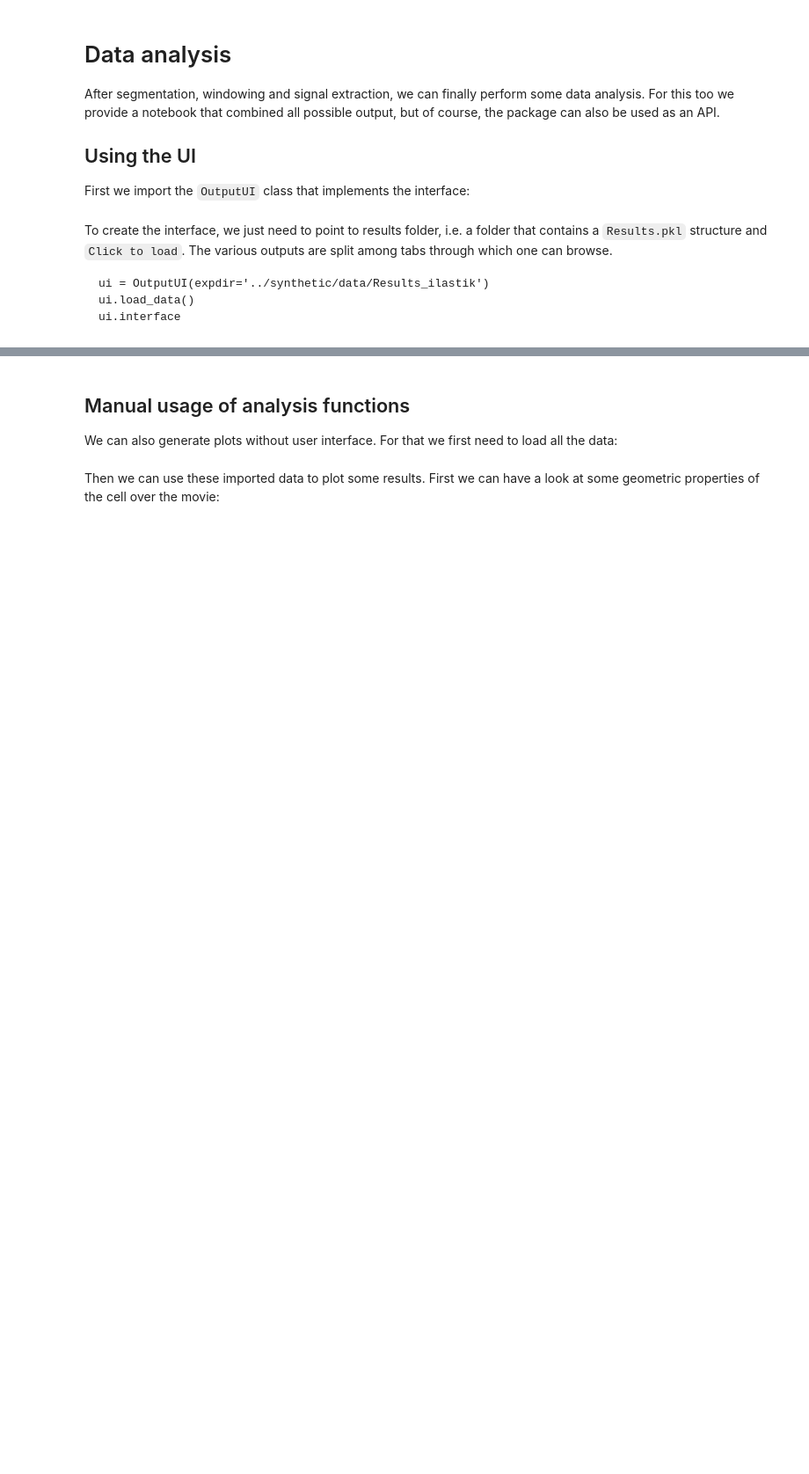
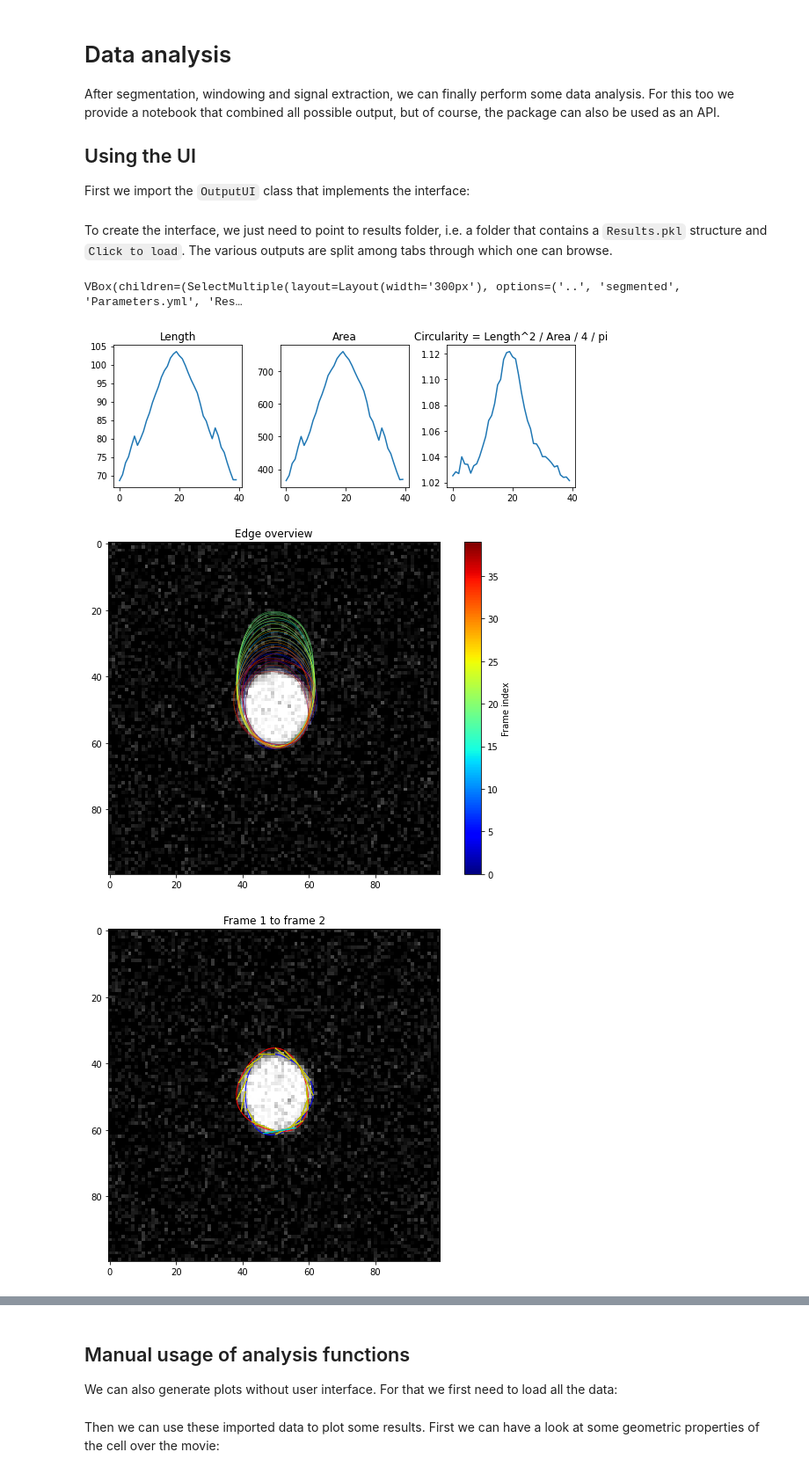
Before and after one commit to guiwitz/MorphoDynamics, a Jupyter notebook: mydocs/Data_analysis.ipynb, the cells around one changed output, grey strips where cells are left out. Shown at 88% size. Saved outputs shown, nothing was run; the diff lists cells and outputs as text; code cells hidden in the pictures; blank space fills up the shorter version.

Commit message:
use the Results_step data

````diff
--- a/mydocs/Data_analysis.ipynb
+++ b/mydocs/Data_analysis.ipynb
@@ -10,13 +10,12 @@
 from morphodynamics.plots.ui_outputs import OutputUI
 # %% [markdown]
 To create the interface, we just need to point to results folder, i.e. a folder that contains a ```Results.pkl``` structure and ```Click to load```. The various outputs are split among tabs through which one can browse.
-
-```
-ui = OutputUI(expdir='../synthetic/data/Results_ilastik')
-ui.load_data()
-ui.interface
-```
 # %%
-ui = OutputUI(expdir='../synthetic/data/Results_ilastik')
+ui = OutputUI(expdir='../synthetic/data/Results_step')
 ui.load_data()
 ui.interface
+# %% [output]
+VBox(children=(SelectMultiple(layout=Layout(width='300px'), options=('..', 'segmented', 'Parameters.yml', 'Res…
+[figure, added]
+[figure, added]
+[figure, added]
````
Also changed, not shown: parts of 3 cells of this notebook.
